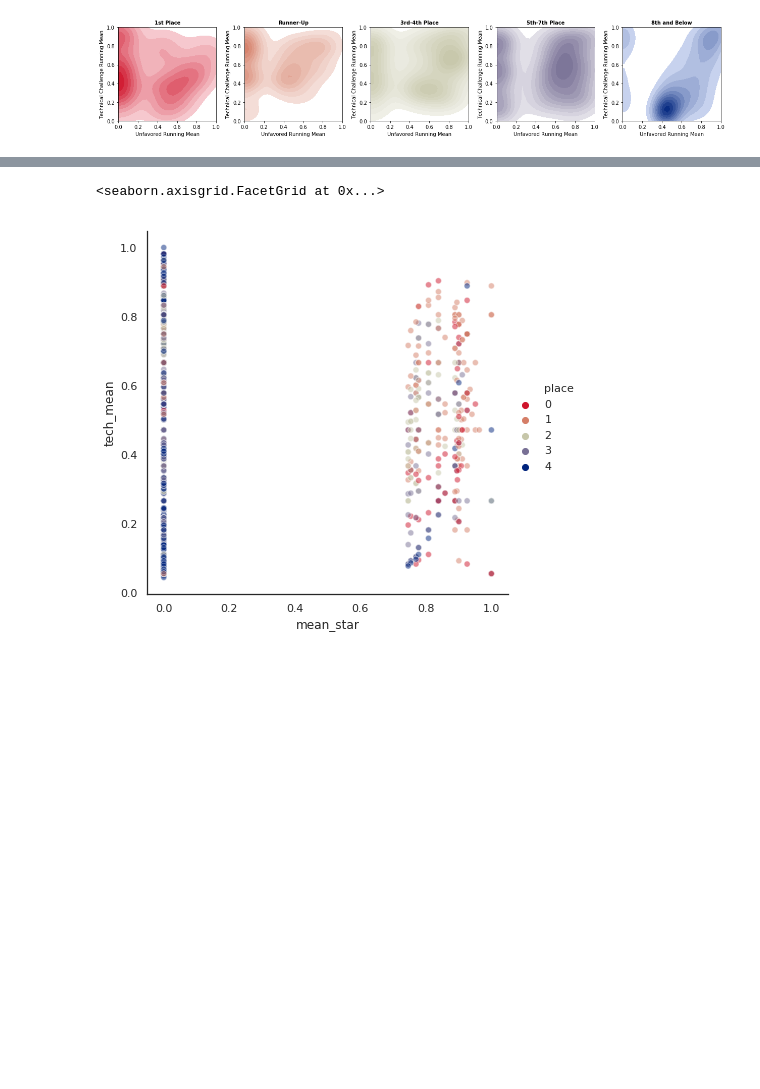
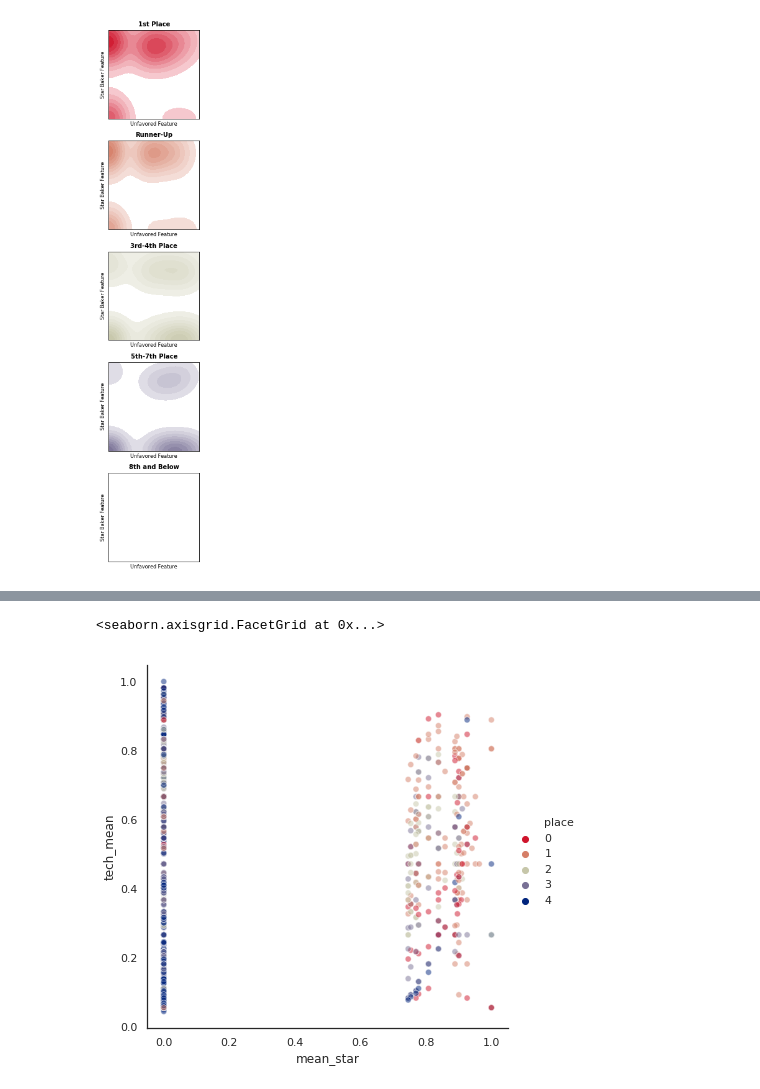
Before and after one commit to dantaki/DeepBake, a Jupyter notebook: NOTEBOOKS/gbbo.data.exploration.20190912.ipynb, the cells around one changed output, grey strips where cells are left out. Drawn from its saved outputs; the diff is of its cells as text; code cells hidden in the pictures; blank space fills up the shorter version.

```diff
--- a/NOTEBOOKS/gbbo.data.exploration.20190912.ipynb
+++ b/NOTEBOOKS/gbbo.data.exploration.20190912.ipynb
@@ -53,36 +54,40 @@ colr = {}
 for i,e in enumerate(cols): colr[i]=e
 df['colr'] = df['place'].map(colr)
 # %%
-nrow=1
-ncol=len(set(df['place']))
-sz=3.5
+ncol=1
+nrow=len(set(df['place']))
+sz=2.5
 
 f, ax = plt.subplots(nrow,ncol,figsize=(ncol*sz,nrow*sz))
 labs = ['1st Place','Runner-Up','3rd-4th Place','5th-7th Place','8th and Below']
 for i,e in enumerate(set(df['place'])):
     tmp = df.loc[df['place']==e]
     col = cols[i]
 
     sns.kdeplot(
         tmp['mean_bad'],
-        tmp['tech_mean'],
+        tmp['mean_star'],
         color=col,
         shade=True,
         gridsize=50,
         shade_lowest=False,
         ax=ax[i]
     )
     ax[i].set_title(labs[i],fontsize=10,weight='bold')
     ax[i].set_xlim(0,1)
     ax[i].set_ylim(0,1)
-    ax[i].set_ylabel('Technical Challenge Running Mean')
-    ax[i].set_xlabel('Unfavored Running Mean')
+    ax[i].set_xticklabels([])
+    ax[i].set_yticklabels([])
+    ax[i].set_xticks([])
+    ax[i].set_yticks([])
+    ax[i].set_ylabel('Star Baker Feature')
+    ax[i].set_xlabel('Unfavored Feature')
 
 
 f.tight_layout()
 f.savefig("../FIGURES/gbbo.2dkde.png",dpi=150)
 # %% [output]
-[figure, old version]
+[figure, new version]
 # %%
 import joypy
 import matplotlib
```
Also changed, not shown: parts of 5 cells of this notebook, 8 other files.
